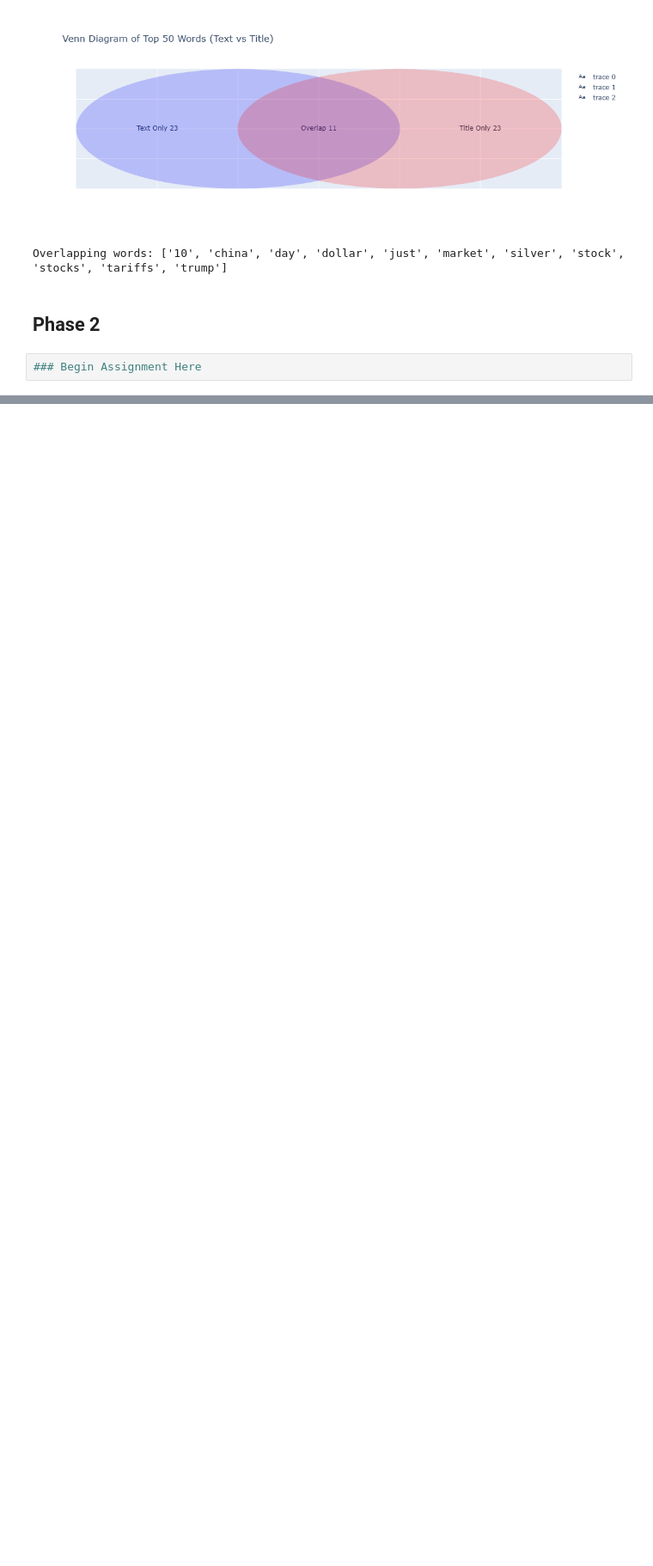
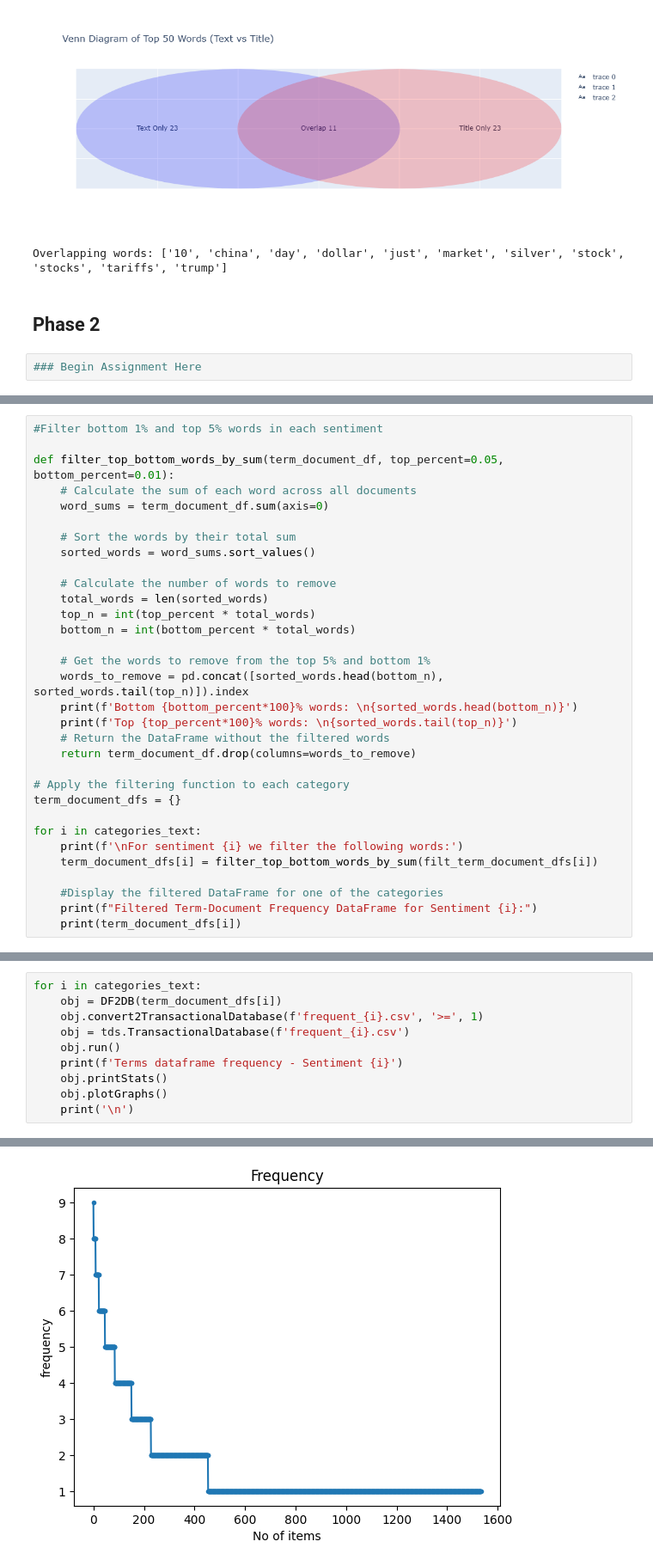
Before and after one commit to Bonnie-go-get/DM2025-Lab1-Exercise, a Jupyter notebook: DM2025-Lab1-Homework.ipynb, the cells around one changed output, grey strips where cells are left out. Shown at 86% size. Cells and saved outputs as stored; diff of their text form; blank space fills up the shorter version.

```diff
--- a/DM2025-Lab1-Homework.ipynb
+++ b/DM2025-Lab1-Homework.ipynb
@@ -707,0 +942,32 @@ Overlapping words: ['10', 'china', 'day', 'dollar', 'just', 'market', 'silver',
+# %%
+#Filter bottom 1% and top 5% words in each sentiment
+
+def filter_top_bottom_words_by_sum(term_document_df, top_percent=0.05, bottom_percent=0.01):
+    # Calculate the sum of each word across all documents
+    word_sums = term_document_df.sum(axis=0)
+
+    # Sort the words by their total sum
+    sorted_words = word_sums.sort_values()
+
+    # Calculate the number of words to remove
+    total_words = len(sorted_words)
+    top_n = int(top_percent * total_words)
+    bottom_n = int(bottom_percent * total_words)
+
+    # Get the words to remove from the top 5% and bottom 1%
+    words_to_remove = pd.concat([sorted_words.head(bottom_n), sorted_words.tail(top_n)]).index
+    print(f'Bottom {bottom_percent*100}% words: \n{sorted_words.head(bottom_n)}')
+    print(f'Top {top_percent*100}% words: \n{sorted_words.tail(top_n)}')
+    # Return the DataFrame without the filtered words
+    return term_document_df.drop(columns=words_to_remove)
+
+# Apply the filtering function to each category
+term_document_dfs = {}
+
+for i in categories_text:
+    print(f'\nFor sentiment {i} we filter the following words:')
+    term_document_dfs[i] = filter_top_bottom_words_by_sum(filt_term_document_dfs[i])
+
+    #Display the filtered DataFrame for one of the categories
+    print(f"Filtered Term-Document Frequency DataFrame for Sentiment {i}:")
+    print(term_document_dfs[i])
@@ -707,0 +1009,11 @@ Overlapping words: ['10', 'china', 'day', 'dollar', 'just', 'market', 'silver',
+# %%
+for i in categories_text:
+    obj = DF2DB(term_document_dfs[i])
+    obj.convert2TransactionalDatabase(f'frequent_{i}.csv', '>=', 1)
+    obj = tds.TransactionalDatabase(f'frequent_{i}.csv')
+    obj.run()
+    print(f'Terms dataframe frequency - Sentiment {i}')
+    obj.printStats()
+    obj.plotGraphs()
+    print('\n')
+# %% [output]
@@ -707,0 +1029 @@ Overlapping words: ['10', 'china', 'day', 'dollar', 'just', 'market', 'silver',
+[figure, added]
```
Also changed, not shown: parts of 60 cells of this notebook.
